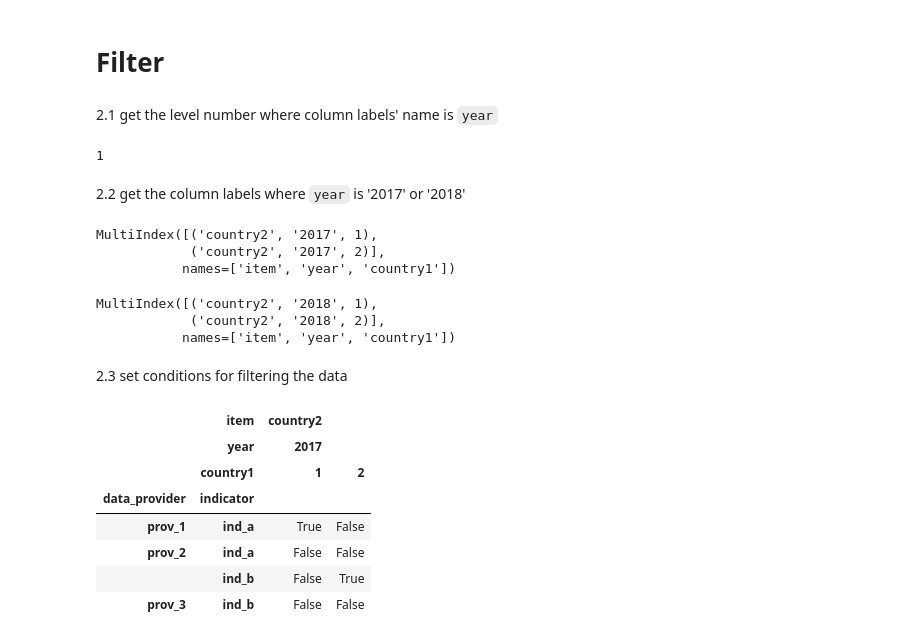
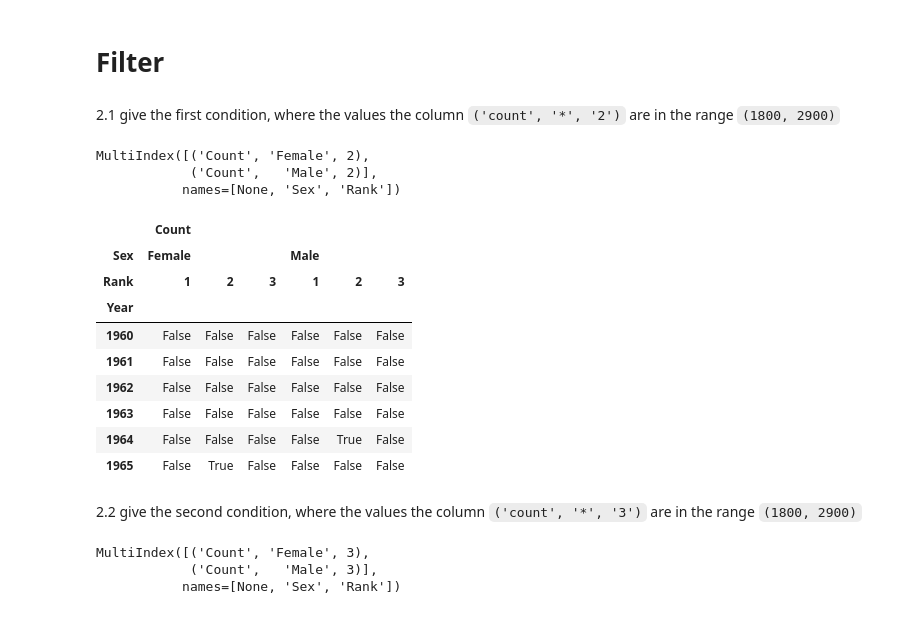
Before and after one commit to mangomangomango0820/DataAnalysis, a Jupyter notebook: Pandas/Filter/Filter_MultiLevelColumn.ipynb, the cells around one changed output. Saved outputs shown, nothing was run; the diff lists cells and outputs as text; code cells hidden in the pictures.

```diff
--- a/Pandas/Filter/Filter_MultiLevelColumn.ipynb
+++ b/Pandas/Filter/Filter_MultiLevelColumn.ipynb
@@ -85,39 +95,34 @@ FrozenList(['data_provider', 'indicator'])
 # %% [markdown]
 # Filter
-# %% [markdown]
-2.1 get the level number where column labels' name is `year`
-# %%
-collev = df.columns._get_level_number(level='year')
-collev
-# %% [output]
-1
-# %% [markdown]
-2.2 get the column labels where `year` is '2017' or '2018'
+# %% [markdown]
+2.1 give the first condition, where the values the column `('count', '*', '2')` are in the range `(1800, 2900)`
 # %%
-collabels1 = df.columns[df.columns.get_level_values(level=collev)=='2017']
-collabels1
+columns1 = df.columns[df.columns.get_level_values(level='Rank')==2]
+columns1
 # %% [output]
-MultiIndex([('country2', '2017', 1),
-            ('country2', '2017', 2)],
-           names=['item', 'year', 'country1'])
+MultiIndex([('Count', 'Female', 2),
+            ('Count',   'Male', 2)],
+           names=[None, 'Sex', 'Rank'])
+# %%
+condition1 = (df.columns.get_level_values(level='Rank')==2) & df.isin(range(1800, 2900))
+condition1
+# %% [output]
+|  | Count |  |  |  |  |  |
+| Sex | Female |  |  | Male |  |  |
+| Rank | 1 | 2 | 3 | 1 | 2 | 3 |
+| Year |  |  |  |  |  |  |
+| 1960 | False | False | False | False | False | False |
+| 1961 | False | False | False | False | False | False |
+| 1962 | False | False | False | False | False | False |
+| 1963 | False | False | False | False | False | False |
+| 1964 | False | False | False | False | True | False |
+| 1965 | False | True | False | False | False | False |
+# %% [markdown]
+2.2 give the second condition, where the values the column `('count', '*', '3')` are in the range `(1800, 2900)`
 # %%
-collabels2 = df.columns[df.columns.get_level_values(level=collev)=='2018']
-collabels2
+columns2 = df.columns[df.columns.get_level_values(level='Rank')==3]
+columns2
 # %% [output]
-MultiIndex([('country2', '2018', 1),
-            ('country2', '2018', 2)],
-           names=['item', 'year', 'country1'])
+MultiIndex([('Count', 'Female', 3),
+            ('Count',   'Male', 3)],
+           names=[None, 'Sex', 'Rank'])
-# %% [markdown]
-2.3 set conditions for filtering the data
-# %%
-condition1 = df[collabels1] > 30
-condition1
-# %% [output]
-|  | item | country2 |  |
-|  | year | 2017 |  |
-|  | country1 | 1 | 2 |
-| data_provider | indicator |  |  |
-| prov_1 | ind_a | True | False |
-| prov_2 | ind_a | False | False |
-|  | ind_b | False | True |
-| prov_3 | ind_b | False | False |
```
Also changed, not shown: parts of 31 cells of this notebook.
